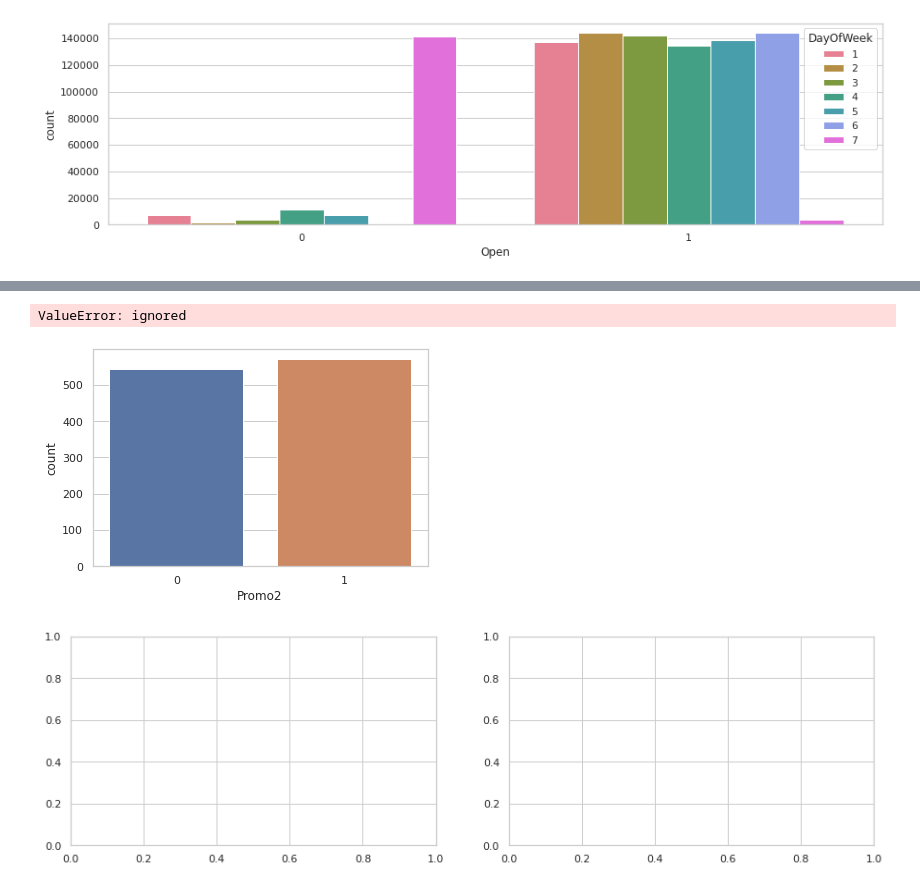
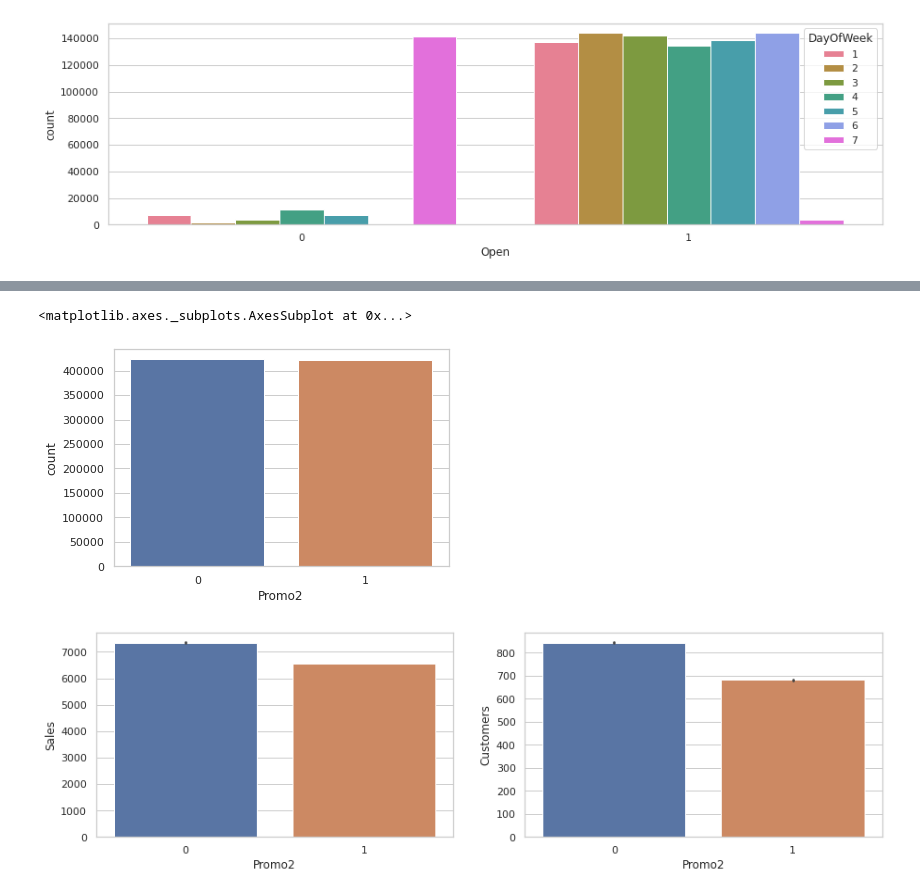
Before and after one commit to Team-AlmaBetter/Retail-Sales-Prediction, a Jupyter notebook: Rossmann_Sales_Prediction_Capstone_Project_ipynb.ipynb, the cells around one changed output, grey strips where cells are left out. Cells and saved outputs as stored; diff of their text form; code cells hidden in the pictures.

```diff
--- a/Rossmann_Sales_Prediction_Capstone_Project_ipynb.ipynb
+++ b/Rossmann_Sales_Prediction_Capstone_Project_ipynb.ipynb
@@ -1025,15 +1018,15 @@ ValueError: ignored
 # %%
 # Promo2
 
 # Plot Promo2, & Promo2 Vs average sales and customers
 
-sns.countplot(x='Promo2', data=store_df)
+sns.countplot(x='Promo2', data=data)
 
 fig, (axis1,axis2) = plt.subplots(1,2,figsize=(15,4))
 
-sns.barplot(x='Promo2', y='Sales', data=store_df, ax=axis1)
-sns.barplot(x='Promo2', y='Customers', data=store_df, ax=axis2)
+sns.barplot(x='Promo2', y='Sales', data=data, ax=axis1)
+sns.barplot(x='Promo2', y='Customers', data=data, ax=axis2)
 # %% [output]
-ValueError: ignored
+<matplotlib.axes._subplots.AxesSubplot at 0x...>
-[figure, old version]
+[figure, new version]
-[figure, old version]
+[figure, new version]
```
Also changed, not shown: parts of 6 cells of this notebook.
